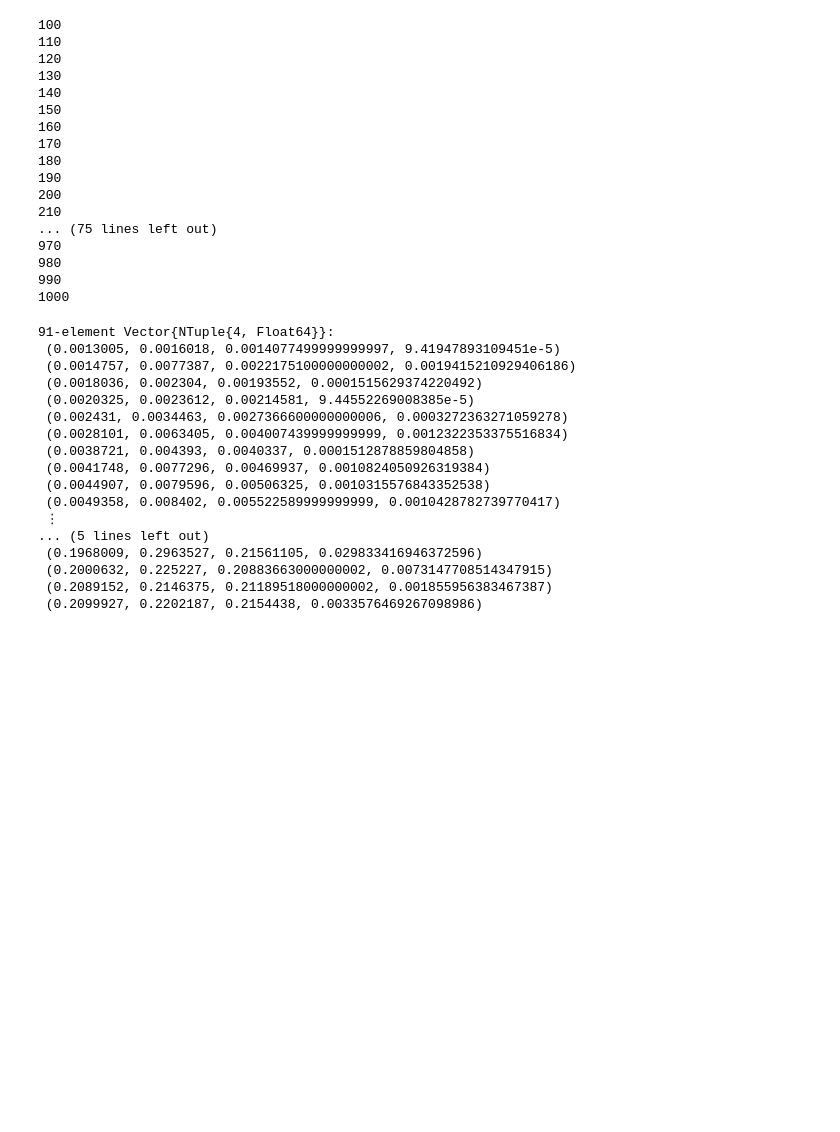
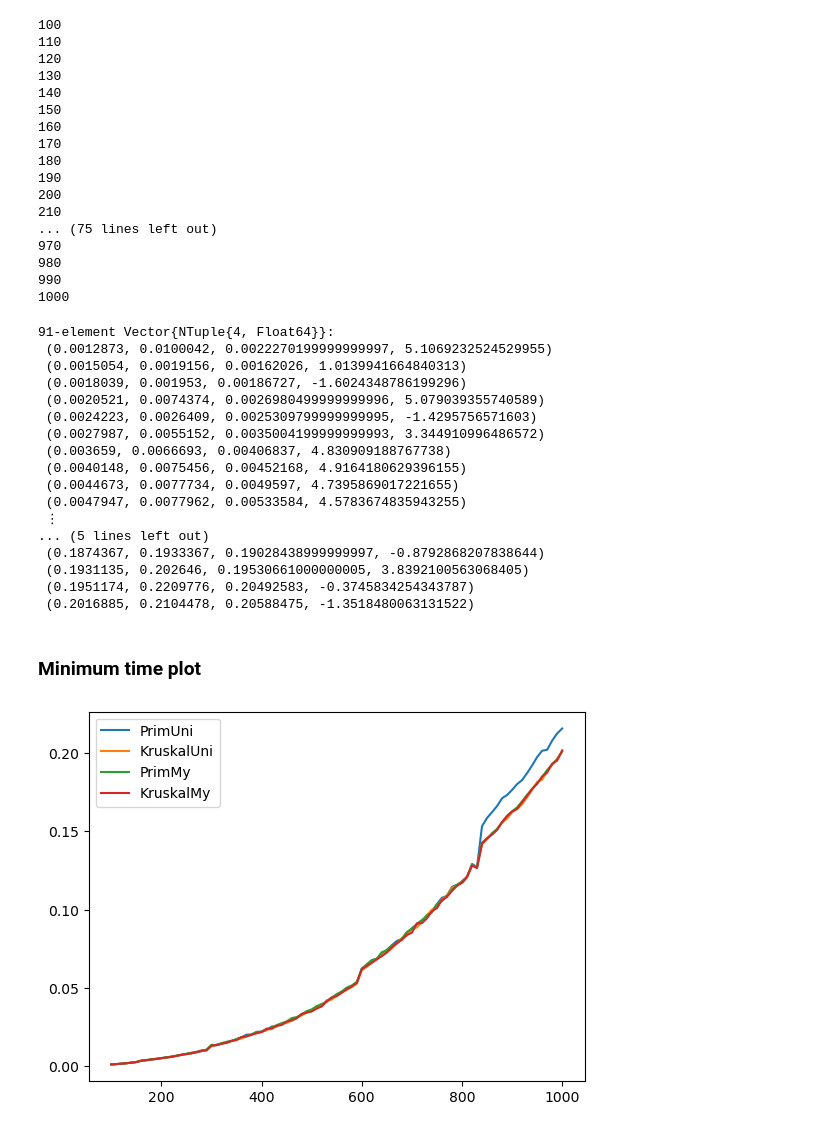
Before and after one commit to pucikplay/MPA, a Jupyter notebook: L2/l2.ipynb, the cells around one changed output. Saved outputs shown, nothing was run; the diff lists cells and outputs as text; code cells hidden in the pictures; blank space fills up the shorter version.

```diff
--- a/L2/l2.ipynb
+++ b/L2/l2.ipynb
@@ -75,35 +76,51 @@ end
 990
 1000
 # %%
+using Distributions
+
 function getTimes(records)
     times = [r.time for r in records]
     minTime = minimum(times)
     maxTime = maximum(times)
-    avgTime = mean(times)
-    stdDev = std(times)
+    avg = mean(times)
+    kurt = kurtosis(times)
 
-    return (minTime, maxTime, avgTime, stdDev)
+    return (minTime, maxTime, avg, kurt)
 end
 
 timesPrimUni = [getTimes(recordsPrimUni[i]) for i in 1:length(N)]
-timesKurskalUni = [getTimes(recordsKurskalUni[i]) for i in 1:length(N)]
+timesKruskalUni = [getTimes(recordsKruskalUni[i]) for i in 1:length(N)]
 timesPrimMy = [getTimes(recordsPrimMy[i]) for i in 1:length(N)]
-timesKurskalMy = [getTimes(recordsKurskalMy[i]) for i in 1:length(N)]
+timesKruskalMy = [getTimes(recordsKruskalMy[i]) for i in 1:length(N)]
 # %% [output]
 91-element Vector{NTuple{4, Float64}}:
- (0.0013005, 0.0016018, 0.0014077499999999997, 9.41947893109451e-5)
- (0.0014757, 0.0077387, 0.0022175100000000002, 0.0019415210929406186)
- (0.0018036, 0.002304, 0.00193552, 0.0001515629374220492)
- (0.0020325, 0.0023612, 0.00214581, 9.44552269008385e-5)
- (0.002431, 0.0034463, 0.0027366600000000006, 0.0003272363271059278)
- (0.0028101, 0.0063405, 0.004007439999999999, 0.0012322353375516834)
- (0.0038721, 0.004393, 0.0040337, 0.0001512878859804858)
- (0.0041748, 0.0077296, 0.00469937, 0.0010824050926319384)
- (0.0044907, 0.0079596, 0.00506325, 0.0010315576843352538)
- (0.0049358, 0.008402, 0.005522589999999999, 0.0010428782739770417)
+ (0.0012873, 0.0100042, 0.0022270199999999997, 5.1069232524529955)
+ (0.0015054, 0.0019156, 0.00162026, 1.0139941664840313)
+ (0.0018039, 0.001953, 0.00186727, -1.6024348786199296)
+ (0.0020521, 0.0074374, 0.0026980499999999996, 5.079039355740589)
+ (0.0024223, 0.0026409, 0.0025309799999999995, -1.4295756571603)
+ (0.0027987, 0.0055152, 0.0035004199999999993, 3.344910996486572)
+ (0.003659, 0.0066693, 0.00406837, 4.830909188767738)
+ (0.0040148, 0.0075456, 0.00452168, 4.9164180629396155)
+ (0.0044673, 0.0077734, 0.0049597, 4.7395869017221655)
+ (0.0047947, 0.0077962, 0.00533584, 4.5783674835943255)
  ⋮
 ... (5 lines left out)
- (0.1968009, 0.2963527, 0.21561105, 0.029833416946372596)
- (0.2000632, 0.225227, 0.20883663000000002, 0.0073147708514347915)
- (0.2089152, 0.2146375, 0.21189518000000002, 0.001855956383467387)
- (0.2099927, 0.2202187, 0.2154438, 0.0033576469267098986)
+ (0.1874367, 0.1933367, 0.19028438999999997, -0.8792868207838644)
+ (0.1931135, 0.202646, 0.19530661000000005, 3.8392100563068405)
+ (0.1951174, 0.2209776, 0.20492583, -0.3745834254343787)
+ (0.2016885, 0.2104478, 0.20588475, -1.3518480063131522)
+# %% [markdown]
+### Minimum time plot
+# %%
+using PyPlot
+
+plot(N,[t[1] for t in timesPrimUni], label="PrimUni")
+plot(N,[t[1] for t in timesKruskalUni], label="KruskalUni")
+plot(N,[t[1] for t in timesPrimMy], label="PrimMy")
+plot(N,[t[1] for t in timesKruskalMy], label="KruskalMy")
+legend()
+display(gcf())
+clf()
+# %% [output]
+[figure, added]
```
Also changed, not shown: parts of 6 cells of this notebook.
